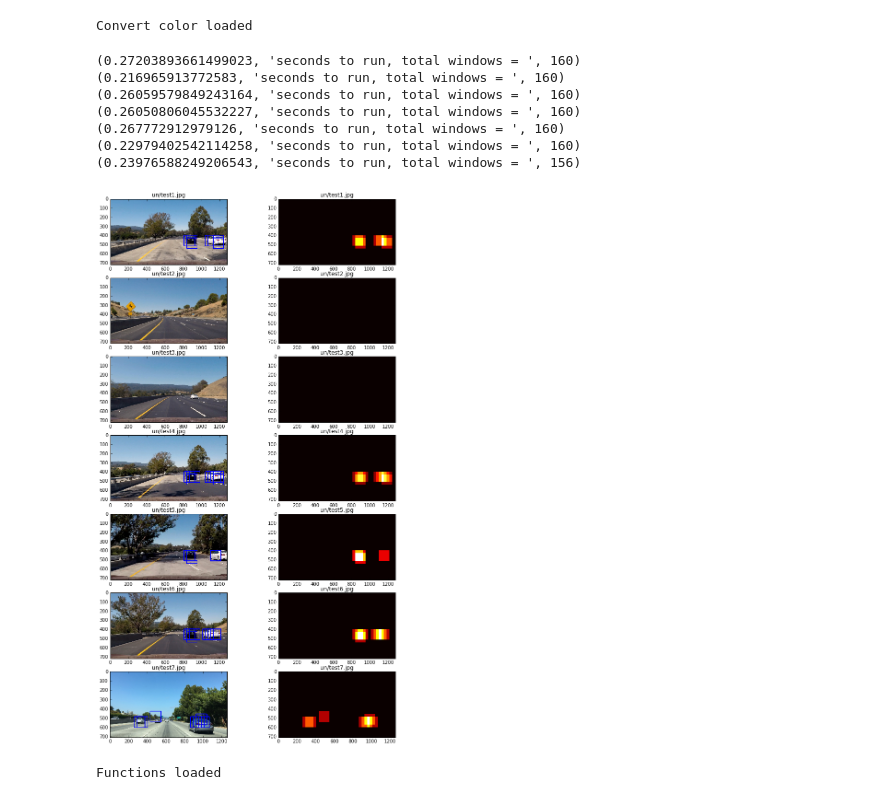
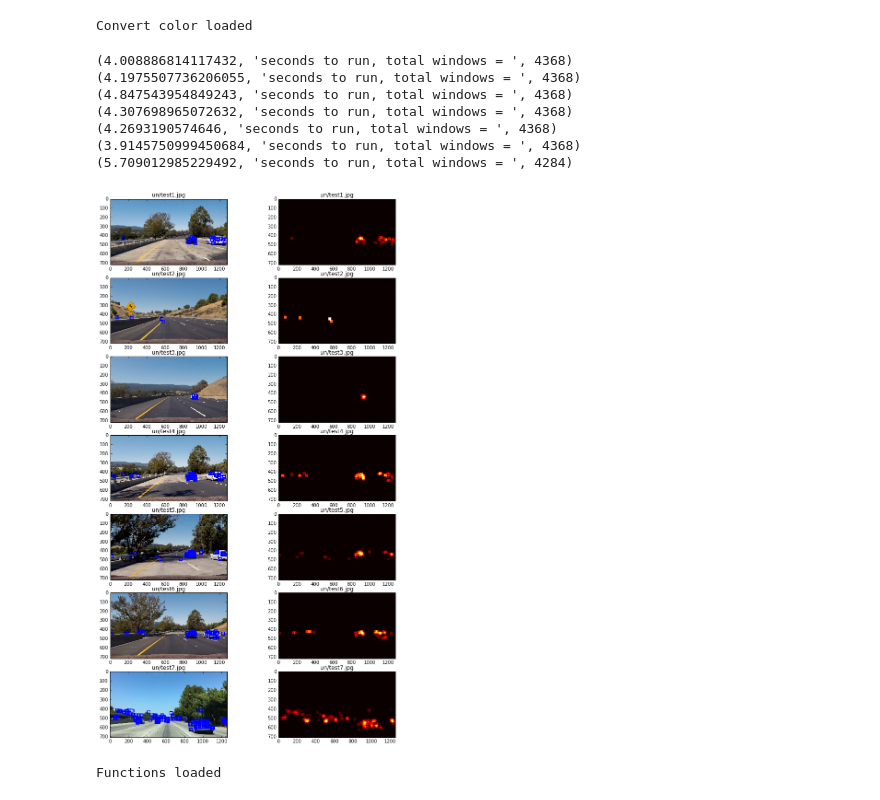
Before and after one commit to rockwellwindsor/SD-CARND-P5-Vehicle-Tracking, a Jupyter notebook: Project-5-Vehicle-Detection.ipynb, the cells around one changed output. Cells and saved outputs as stored; diff of their text form; code cells hidden in the pictures.

```diff
--- a/Project-5-Vehicle-Detection.ipynb
+++ b/Project-5-Vehicle-Detection.ipynb
@@ -631,7 +631,7 @@ out_boxes = []
 ystart = 400
 ystop = 656
 # Scale entire image and subsample the array
-scale = 1.8
+scale = 0.5
 
 for img_src in example_images:
     img_boxes = []
@@ -693,41 +693,41 @@ for img_src in example_images:
             hist_features = color_hist(subimg, nbins=hist_bins)
 
             # Scale features and make a prediction
             test_features = X_scaler.transform(np.hstack((spatial_features, hist_features, hog_features)).reshape(1, -1))
 
             test_prediction = svc.predict(test_features)
 
             if test_prediction == 1:
                 xbox_left = np.int(xleft * scale)
                 ytop_draw = np.int(ytop * scale)
                 win_draw = np.int(window * scale)
                 cv2.rectangle(draw_img,(xbox_left, ytop_draw + ystart),(xbox_left + win_draw, ytop_draw + win_draw + ystart),(0,0,255),6)
                 img_boxes.append(((xbox_left, ytop_draw +  ystart),(xbox_left + win_draw, ytop_draw + win_draw + ystart)))
                 heatmap[ytop_draw + ystart:ytop_draw + win_draw + ystart, xbox_left:xbox_left + win_draw] +=1
 
     print(time.time() - t, 'seconds to run, total windows = ', count)
 
     out_images.append(draw_img)
 
     out_titles.append(img_src[-12:])
     out_titles.append(img_src[-12:])
 
     out_images.append(heatmap)
     out_maps.append(heatmap)
     out_boxes.append(img_boxes)
 
 fig = plt.figure(figsize = (12,24))
 visualize(fig, 8, 2, out_images, out_titles)
 #
 # %% [output]
-(0.27203893661499023, 'seconds to run, total windows = ', 160)
-(0.216965913772583, 'seconds to run, total windows = ', 160)
-(0.26059579849243164, 'seconds to run, total windows = ', 160)
-(0.26050806045532227, 'seconds to run, total windows = ', 160)
-(0.267772912979126, 'seconds to run, total windows = ', 160)
-(0.22979402542114258, 'seconds to run, total windows = ', 160)
-(0.23976588249206543, 'seconds to run, total windows = ', 156)
+(4.008886814117432, 'seconds to run, total windows = ', 4368)
+(4.1975507736206055, 'seconds to run, total windows = ', 4368)
+(4.847543954849243, 'seconds to run, total windows = ', 4368)
+(4.307698965072632, 'seconds to run, total windows = ', 4368)
+(4.2693190574646, 'seconds to run, total windows = ', 4368)
+(3.9145750999450684, 'seconds to run, total windows = ', 4368)
+(5.709012985229492, 'seconds to run, total windows = ', 4284)
-[figure, old version]
+[figure, new version]
 # %%
 def find_cars(img, scale):
 
```
Also changed, not shown: parts of 11 cells of this notebook, 5 other files.
